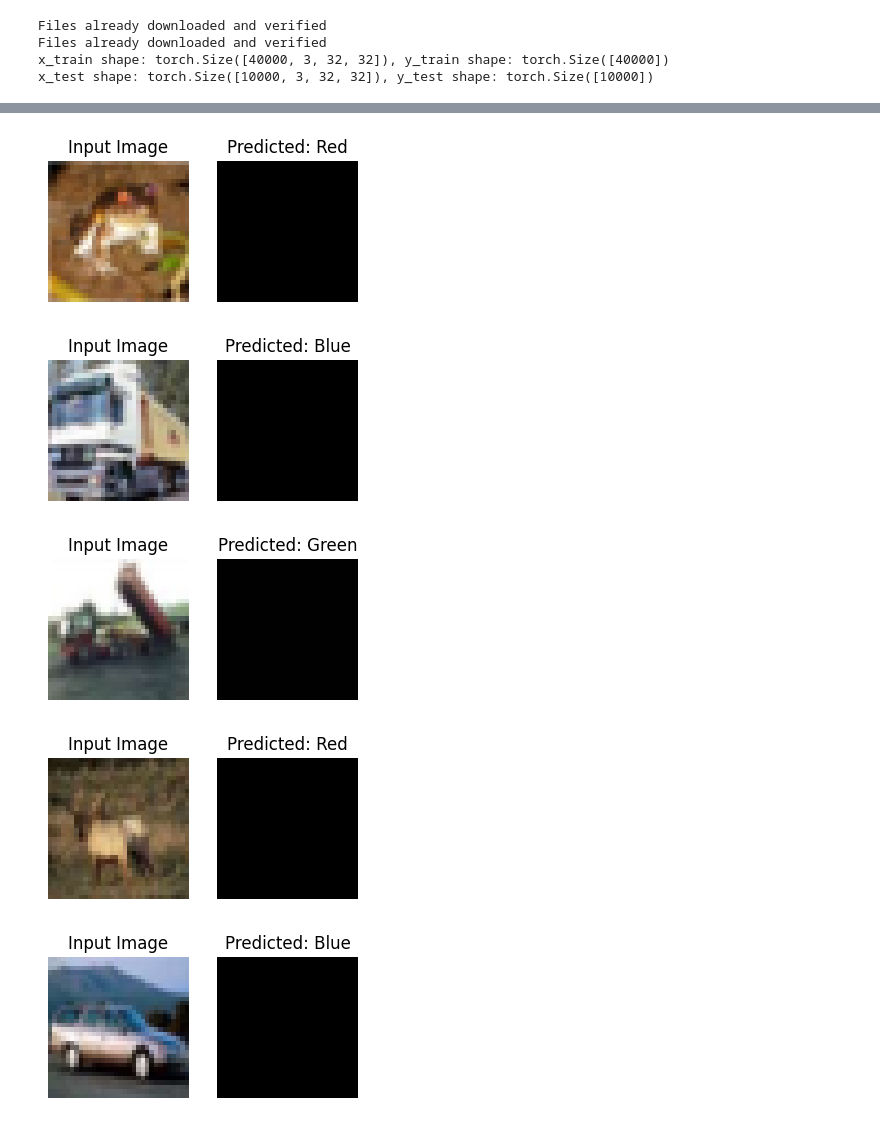
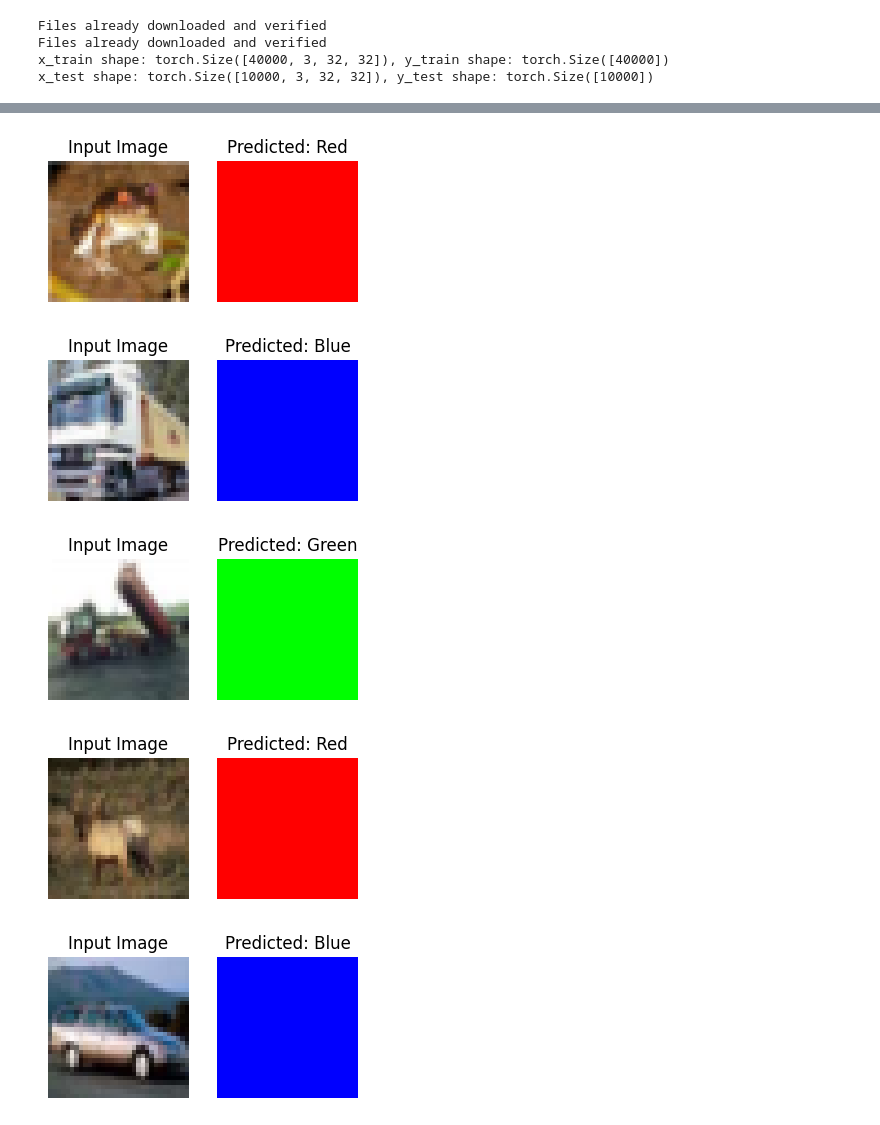
Before and after one commit to DM-GY-9103-intro-to-ML-nyu/ML-Final-Collab-, a Jupyter notebook: cifar.ipynb, the cells around one changed output, grey strips where cells are left out. Drawn from its saved outputs; the diff is of its cells as text; code cells hidden in the pictures.

```diff
--- a/cifar.ipynb
+++ b/cifar.ipynb
@@ -406,42 +379,43 @@ Epoch [2/2], Loss: 0.1943
 # %%
 import matplotlib.pyplot as plt
+import numpy as np
 
 def visualize_dominant_colors(model, dataset, num_samples=5):
     model.eval()  # Ensure the model is in evaluation mode
-    colors = {"Red": (1, 0, 0), "Green": (0, 1, 0), "Blue": (0, 0, 1)}  # RGB tuples for visualization
+    colors = {"Red": (1.0, 0.0, 0.0), "Green": (0.0, 1.0, 0.0), "Blue": (0.0, 0.0, 1.0)}  # Ensure floats between 0 and 1
 
     for i in range(num_samples):
         # Select a sample image and its label
         image, true_label = dataset[i]
         with torch.no_grad():
             prediction = model(image.unsqueeze(0)).argmax(dim=1).item()  # Predict the class
 
         # Get the predicted color
         predicted_color_name = list(colors.keys())[prediction]
-        predicted_color_rgb = colors[predicted_color_name]
+        predicted_color_rgb = np.array(colors[predicted_color_name]).reshape(1, 1, 3)  # Reshape to (1, 1, 3)
 
         # Plot the input image and the predicted color
         plt.figure(figsize=(4, 2))
         plt.subplot(1, 2, 1)
         plt.imshow(image.permute(1, 2, 0).numpy())  # Convert (C, H, W) to (H, W, C)
         plt.title("Input Image")
         plt.axis("off")
 
         plt.subplot(1, 2, 2)
-        plt.imshow([[predicted_color_rgb]])  # Visualize the predicted color using RGB tuple
+        plt.imshow(predicted_color_rgb)  # Visualize the predicted color using RGB tuple
         plt.title(f"Predicted: {predicted_color_name}")
         plt.axis("off")
 
         plt.show()
 
 # Visualize predictions after training
 visualize_dominant_colors(model, dominant_dataset)
 # %% [output]
-[figure, old version]
+[figure, new version]
-[figure, old version]
+[figure, new version]
-[figure, old version]
+[figure, new version]
-[figure, old version]
+[figure, new version]
-[figure, old version]
+[figure, new version]
 # %%
 from data_utils import classification_error, display_confusion_matrix
 
```
Also changed, not shown: parts of 21 cells of this notebook.
